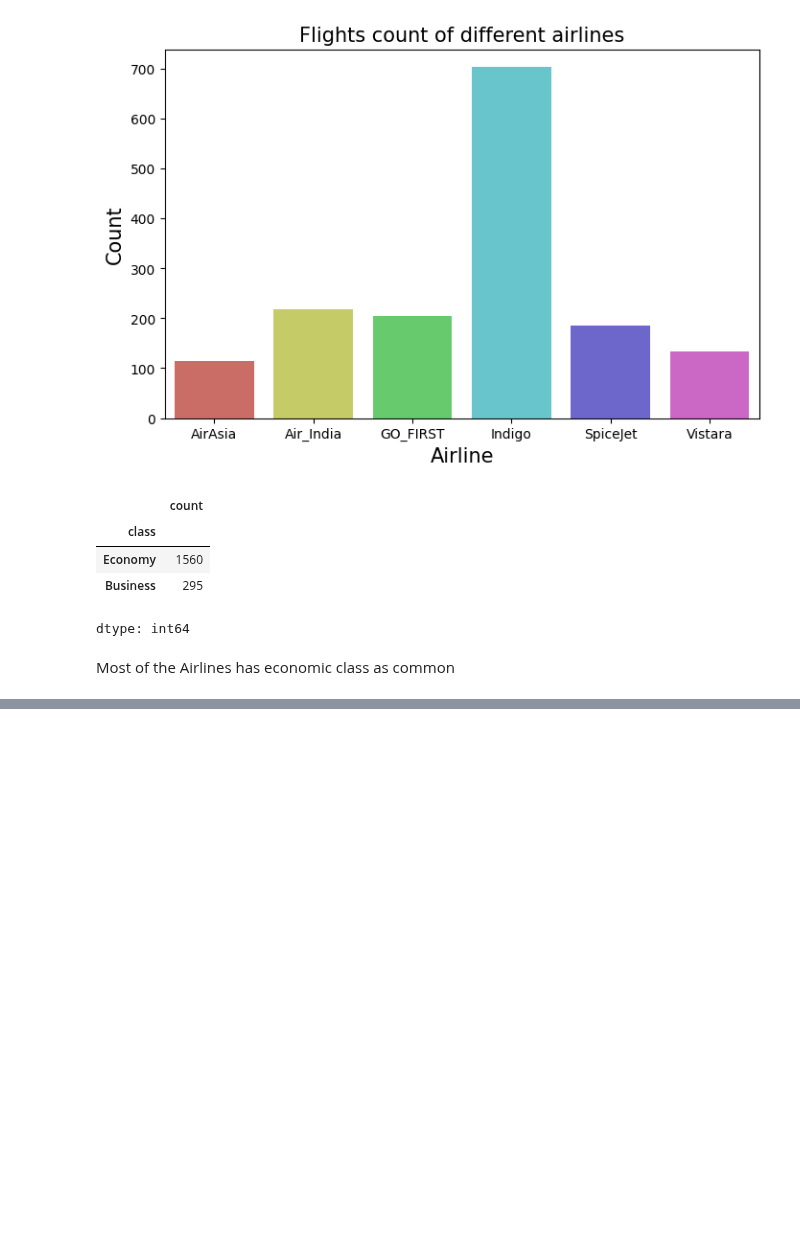
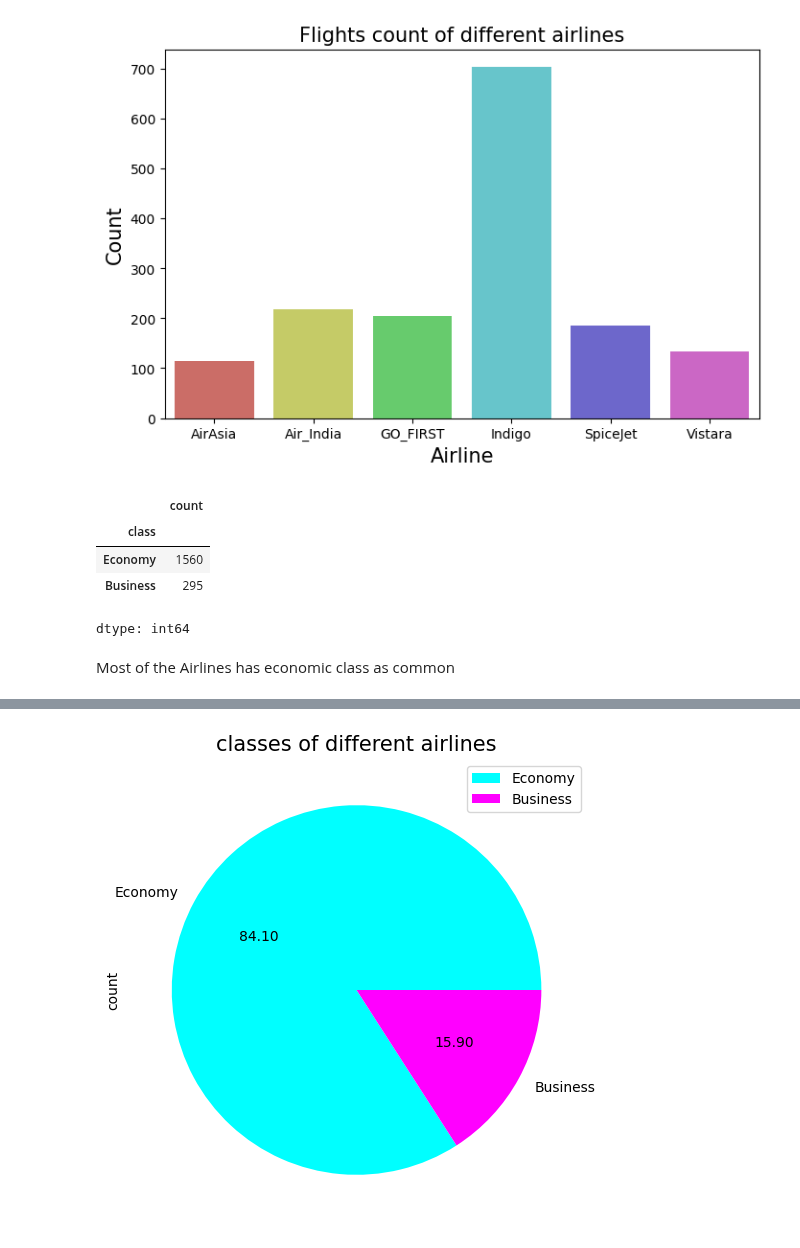
Before and after one commit to Praveenrpw/AI_ModelLab, a Jupyter notebook: flight_fare_prediction/flight_prediction.ipynb, the cells around one changed output, grey strips where cells are left out. Drawn from its saved outputs; the diff is of its cells as text; code cells hidden in the pictures; blank space fills up the shorter version.

Commit message:
feat: 'pie chart of business and economy '

```diff
--- a/flight_fare_prediction/flight_prediction.ipynb
+++ b/flight_fare_prediction/flight_prediction.ipynb
@@ -8,7 +8,7 @@ import seaborn as sns
 import warnings
 warnings.filterwarnings('ignore')
 # %%
-df=pd.read_csv('/content/drive/MyDrive/Colab Notebooks/Datasets/flight_fare_prediction/Clean_Dataset.csv')
+df=pd.read_csv('/content/drive/MyDrive/Colab Notebooks/Datasets/flight_fare_prediction/flight_data.csv')
 df.head()
 # %% [output]
 |  | Unnamed: 0 | airline | flight | source_city | departure_time | stops | arrival_time | destination_city | ... |
@@ -129,0 +110,8 @@ Name: count, dtype: int64
+# %%
+plt.figure(figsize = (8,6))
+df2['class'].value_counts().plot(kind='pie', textprops = {'color':'black'}, autopct = '%.2f', cmap = 'cool')
+plt.title('classes of different airlines', fontsize = 15)
+plt.legend(['Economy', 'Business'])
+plt.show()
+# %% [output]
+[figure, added]
```
Also changed, not shown: parts of 2 cells of this notebook.
